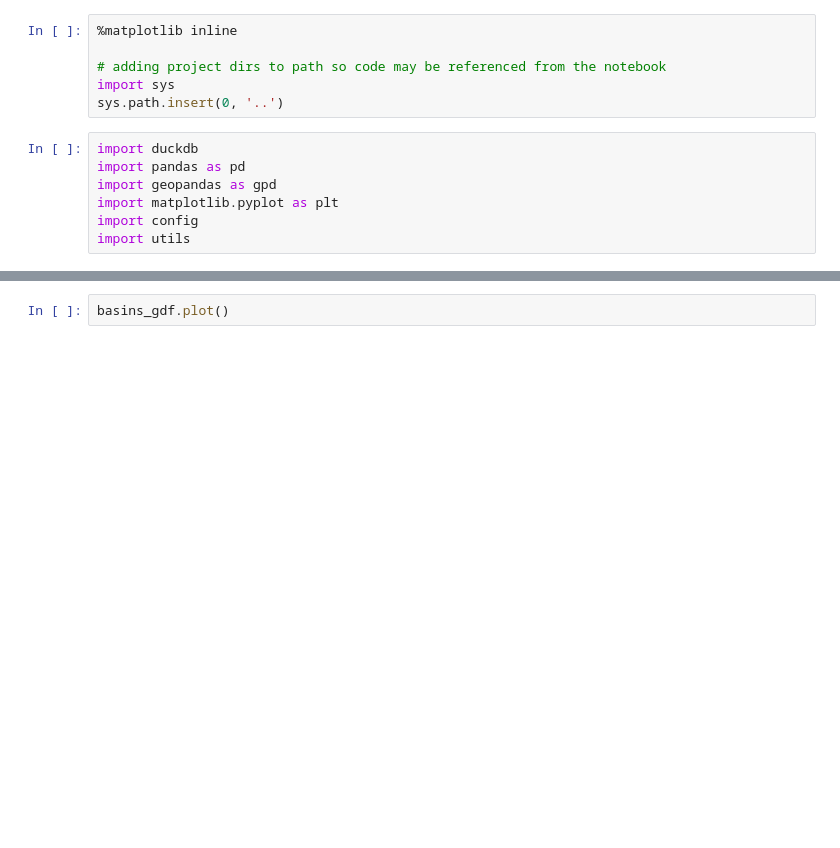
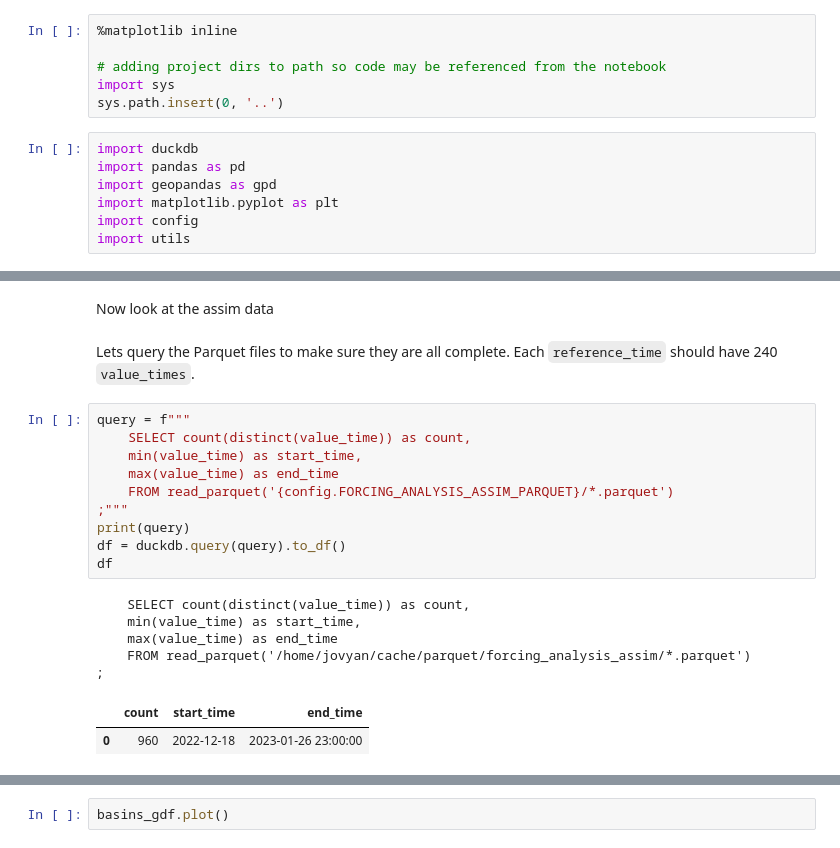
Before and after one commit to RTIInternational/hydro-evaluation, a Jupyter notebook: src/evaluation/queries/explore_map.ipynb, the cells around one changed output, grey strips where cells are left out. Drawn from its saved outputs; the diff is of its cells as text; blank space fills up the shorter version.

```diff
--- a/src/evaluation/queries/explore_map.ipynb
+++ b/src/evaluation/queries/explore_map.ipynb
@@ -19,2 +45,24 @@ import utils
+# %% [markdown]
+Now look at the assim data
+# %% [markdown]
+Lets query the Parquet files to make sure they are all complete.  Each `reference_time` should have 240 `value_times`.
+# %%
+query = f"""
+    SELECT count(distinct(value_time)) as count,
+    min(value_time) as start_time,
+    max(value_time) as end_time
+    FROM read_parquet('{config.FORCING_ANALYSIS_ASSIM_PARQUET}/*.parquet')
+;"""
+print(query)
+df = duckdb.query(query).to_df()
+df
+# %% [output]
+    SELECT count(distinct(value_time)) as count,
+    min(value_time) as start_time,
+    max(value_time) as end_time
+    FROM read_parquet('/home/jovyan/cache/parquet/forcing_analysis_assim/*.parquet')
+;
+|  | count | start_time | end_time |
+| 0 | 960 | 2022-12-18 | 2023-01-26 23:00:00 |
 # %%
 # load huc10
```
Also changed, not shown: parts of 9 cells of this notebook, 7 other files.
